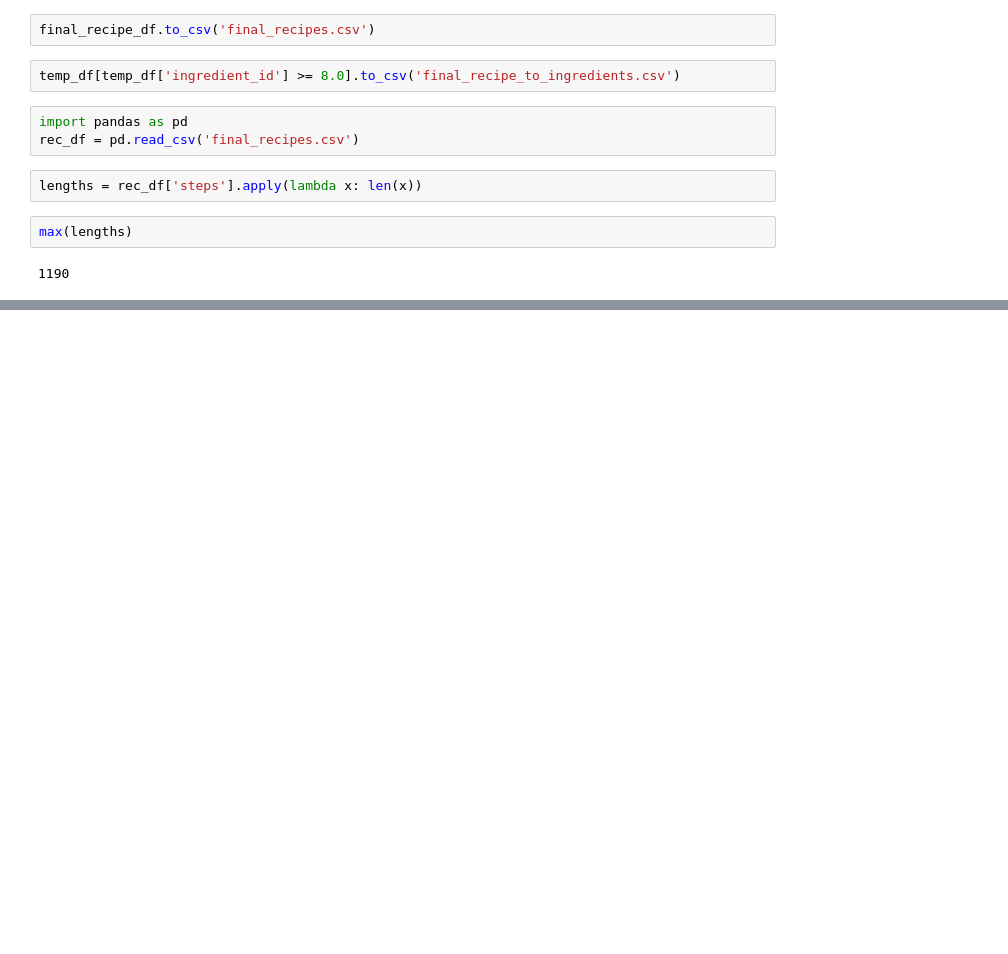
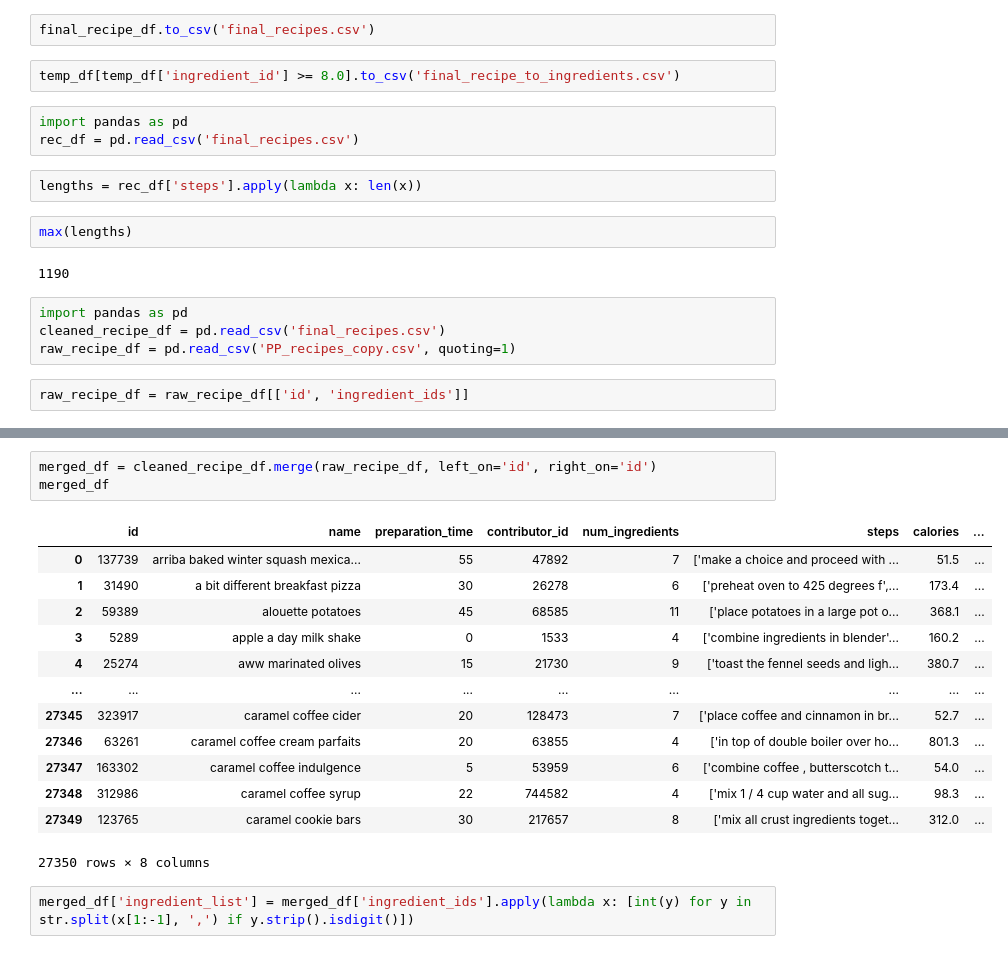
Before and after one commit to leonelc13/Final-Project-Gusteau, a Jupyter notebook: CIS4500_Data_Cleaning.ipynb, the cells around one changed output, grey strips where cells are left out. Saved outputs shown, nothing was run; the diff lists cells and outputs as text; blank space fills up the shorter version.

Commit message:
copy hw2 code

```diff
--- a/CIS4500_Data_Cleaning.ipynb
+++ b/CIS4500_Data_Cleaning.ipynb
@@ -243,3 +243,9 @@ lengths = rec_df['steps'].apply(lambda x: len(x))
 max(lengths)
 # %% [output]
 1190
+# %%
+import pandas as pd
+cleaned_recipe_df = pd.read_csv('final_recipes.csv')
+raw_recipe_df = pd.read_csv('PP_recipes_copy.csv', quoting=1)
+# %%
+raw_recipe_df = raw_recipe_df[['id', 'ingredient_ids']]
@@ -245,0 +268,19 @@ max(lengths)
+# %%
+merged_df = cleaned_recipe_df.merge(raw_recipe_df, left_on='id', right_on='id')
+merged_df
+# %% [output]
+|  | id | name | preparation_time | contributor_id | num_ingredients | steps | calories | ... |
+| 0 | 137739 | arriba baked winter squash mexica... | 55 | 47892 | 7 | ['make a choice and proceed with ... | 51.5 | ... |
+| 1 | 31490 | a bit different breakfast pizza | 30 | 26278 | 6 | ['preheat oven to 425 degrees f',... | 173.4 | ... |
+| 2 | 59389 | alouette potatoes | 45 | 68585 | 11 | ['place potatoes in a large pot o... | 368.1 | ... |
+| 3 | 5289 | apple a day milk shake | 0 | 1533 | 4 | ['combine ingredients in blender'... | 160.2 | ... |
+| 4 | 25274 | aww marinated olives | 15 | 21730 | 9 | ['toast the fennel seeds and ligh... | 380.7 | ... |
+| ... | ... | ... | ... | ... | ... | ... | ... | ... |
+| 27345 | 323917 | caramel coffee cider | 20 | 128473 | 7 | ['place coffee and cinnamon in br... | 52.7 | ... |
+| 27346 | 63261 | caramel coffee cream parfaits | 20 | 63855 | 4 | ['in top of double boiler over ho... | 801.3 | ... |
+| 27347 | 163302 | caramel coffee indulgence | 5 | 53959 | 6 | ['combine coffee , butterscotch t... | 54.0 | ... |
+| 27348 | 312986 | caramel coffee syrup | 22 | 744582 | 4 | ['mix 1 / 4 cup water and all sug... | 98.3 | ... |
+| 27349 | 123765 | caramel cookie bars | 30 | 217657 | 8 | ['mix all crust ingredients toget... | 312.0 | ... |
+27350 rows × 8 columns
+# %%
+merged_df['ingredient_list'] = merged_df['ingredient_ids'].apply(lambda x: [int(y) for y in str.split(x[1:-1], ',') if y.strip().isdigit()])
```
Also changed, not shown: parts of 24 cells of this notebook, 25 other files.
